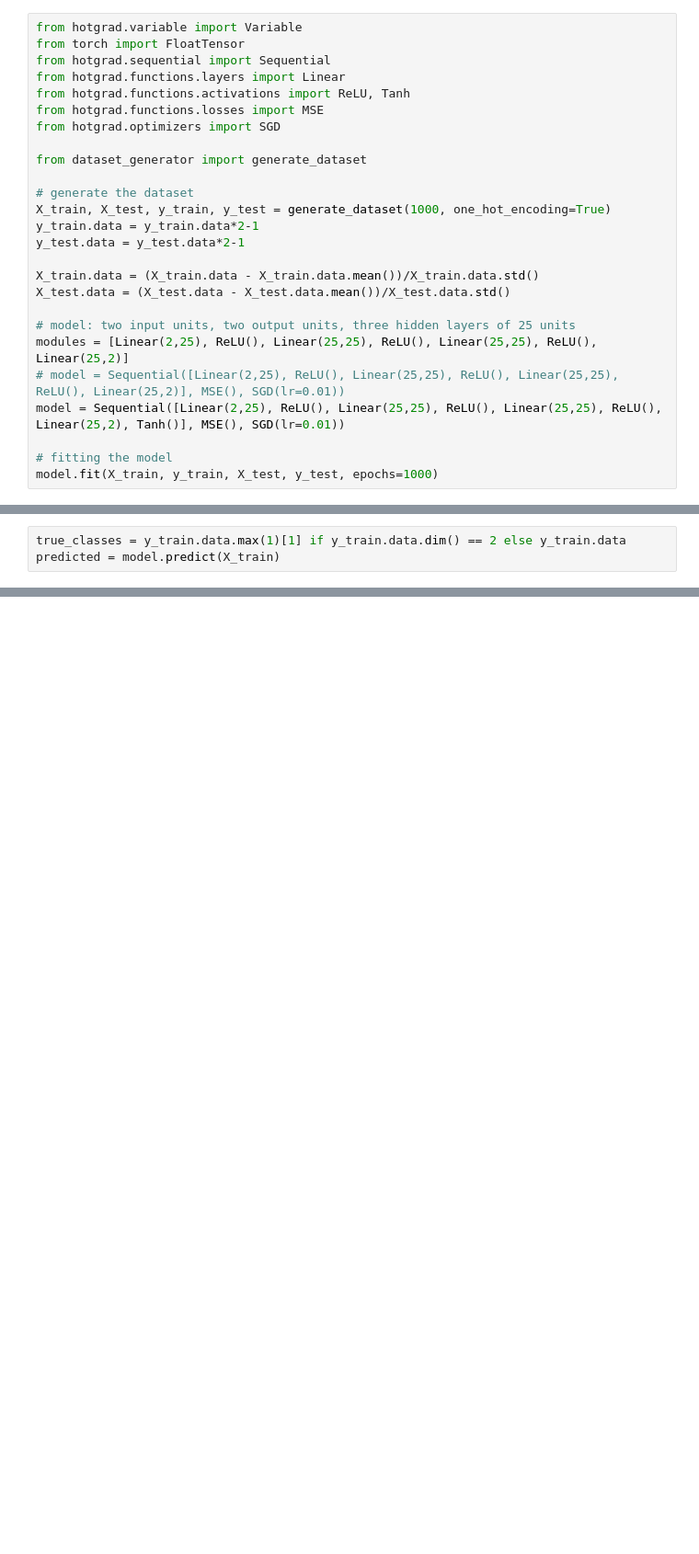
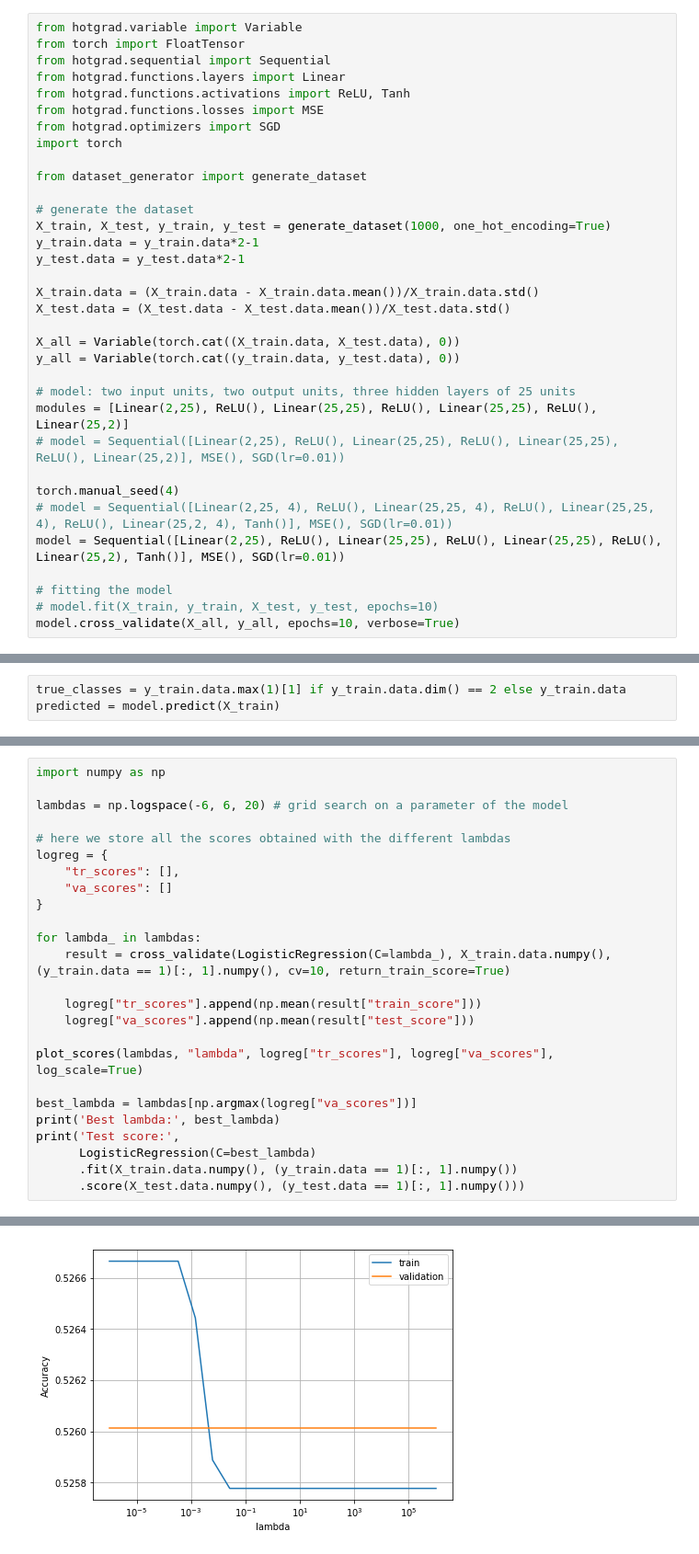
Before and after one commit to NiccoloSacchi/hotgrad, a Jupyter notebook: using_frameworks.ipynb, the cells around one changed output, grey strips where cells are left out. Shown: that part at 92% size. Saved outputs shown, nothing was run; the diff lists cells and outputs as text; blank space fills up the shorter version.

Commit message:
adding models comparison + fixing typos

```diff
--- a/using_frameworks.ipynb
+++ b/using_frameworks.ipynb
@@ -270,6 +270,7 @@ from hotgrad.functions.layers import Linear
 from hotgrad.functions.activations import ReLU, Tanh
 from hotgrad.functions.losses import MSE
 from hotgrad.optimizers import SGD
+import torch
 
 from dataset_generator import generate_dataset
 
@@ -281,11 +282,18 @@ y_test.data = y_test.data*2-1
 X_train.data = (X_train.data - X_train.data.mean())/X_train.data.std()
 X_test.data = (X_test.data - X_test.data.mean())/X_test.data.std()
 
+X_all = Variable(torch.cat((X_train.data, X_test.data), 0))
+y_all = Variable(torch.cat((y_train.data, y_test.data), 0))
+
 # model: two input units, two output units, three hidden layers of 25 units
 modules = [Linear(2,25), ReLU(), Linear(25,25), ReLU(), Linear(25,25), ReLU(), Linear(25,2)]
 # model = Sequential([Linear(2,25), ReLU(), Linear(25,25), ReLU(), Linear(25,25), ReLU(), Linear(25,2)], MSE(), SGD(lr=0.01))
+
+torch.manual_seed(4)
+# model = Sequential([Linear(2,25, 4), ReLU(), Linear(25,25, 4), ReLU(), Linear(25,25, 4), ReLU(), Linear(25,2, 4), Tanh()], MSE(), SGD(lr=0.01))
 model = Sequential([Linear(2,25), ReLU(), Linear(25,25), ReLU(), Linear(25,25), ReLU(), Linear(25,2), Tanh()], MSE(), SGD(lr=0.01))
 
 # fitting the model
-model.fit(X_train, y_train, X_test, y_test, epochs=1000)
+# model.fit(X_train, y_train, X_test, y_test, epochs=10)
+model.cross_validate(X_all, y_all, epochs=10, verbose=True)
 # %% [output]
@@ -362,0 +390,26 @@ true_classes[:5], y_train[:5], predicted[:5]
+# %%
+import numpy as np
+
+lambdas = np.logspace(-6, 6, 20) # grid search on a parameter of the model
+
+# here we store all the scores obtained with the different lambdas
+logreg = {
+    "tr_scores": [],
+    "va_scores": []
+}
+
+for lambda_ in lambdas:
+    result = cross_validate(LogisticRegression(C=lambda_), X_train.data.numpy(), (y_train.data == 1)[:, 1].numpy(), cv=10, return_train_score=True)
+
+    logreg["tr_scores"].append(np.mean(result["train_score"]))
+    logreg["va_scores"].append(np.mean(result["test_score"]))
+
+plot_scores(lambdas, "lambda", logreg["tr_scores"], logreg["va_scores"], log_scale=True)
+
+best_lambda = lambdas[np.argmax(logreg["va_scores"])]
+print('Best lambda:', best_lambda)
+print('Test score:',
+      LogisticRegression(C=best_lambda)
+      .fit(X_train.data.numpy(), (y_train.data == 1)[:, 1].numpy())
+      .score(X_test.data.numpy(), (y_test.data == 1)[:, 1].numpy()))
+# %% [output]
@@ -362,0 +418 @@ true_classes[:5], y_train[:5], predicted[:5]
+[figure, added]
```
Also changed, not shown: parts of 6 cells of this notebook, 6 other files.
